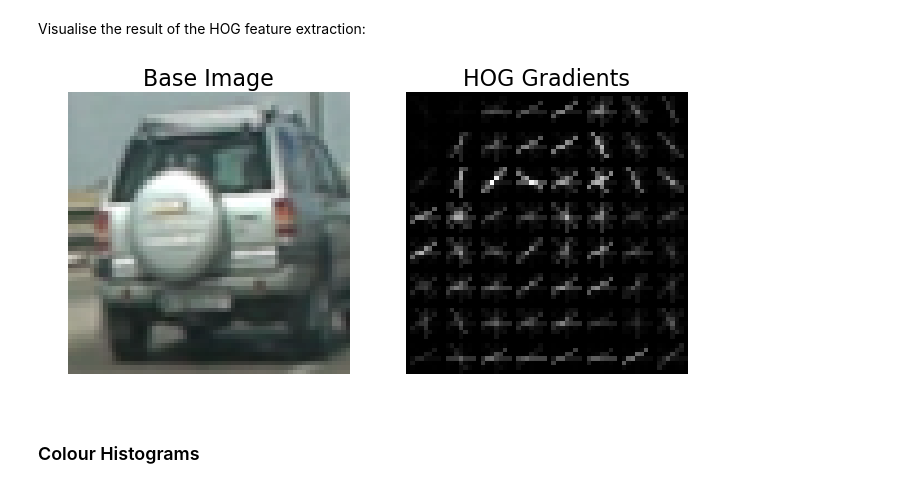
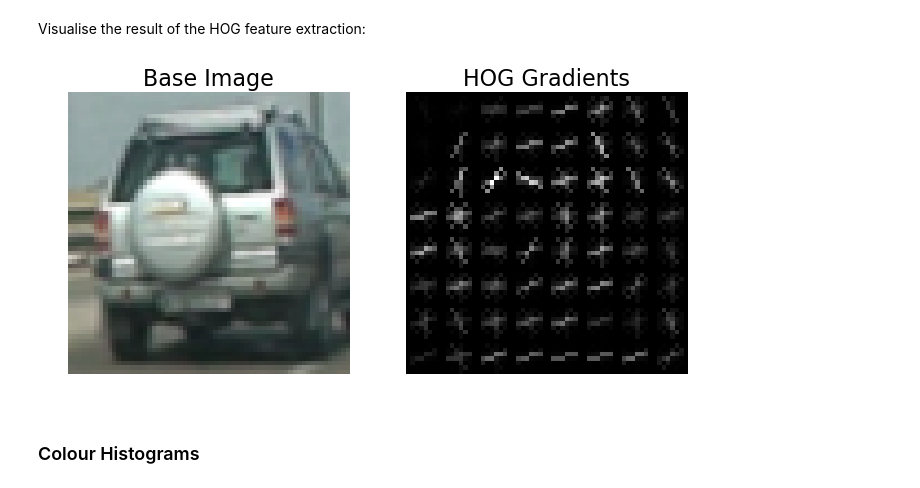
Before and after one commit to MarkDekker/CarND-Vehicle-Detection, a Jupyter notebook: README.ipynb, the cells around one changed output. Saved outputs shown, nothing was run; the diff lists cells and outputs as text; code cells hidden in the pictures.

```diff
--- a/README.ipynb
+++ b/README.ipynb
@@ -29,13 +29,13 @@ The HOG is extracted from the lightness channel within the ImageFrame object whi
 To improve the performance of the sliding window search, the HOG features are extracted once and then used for all queries. The size of the cell is already defined above.
 # %%
 cell_size = 8 #px
-hog_params = {'orientations': 8,
+hog_params = {'orientations': 9,
               'pix_per_cell': cell_size,
               'cell_per_block': 2,
               'visualise': True}
-area_of_interest_training_image = ((0, 0), (1, 1))
+area_of_interest_training_image = ((0, 0), (64, 64))
 
-frame = ImageFrame(area_of_interest_training_image, hog_params)
+frame = ImageFrame(hog_params)
 # %% [markdown]
 When the image frame object is fed with an image, it automatically converts the image to the HLS colour space (from RGB) and computes the HOG features:
 # %%
@@ -44,12 +44,12 @@ frame(preview)
 # %% [markdown]
 Visualise the result of the HOG feature extraction:
 # %%
-base_image = frame.get_area_of_interest()
+base_image = frame.get_image()
 base_image = cv2.cvtColor(base_image, cv2.COLOR_HLS2RGB)
 
 compare_images(base_image, frame.get_hog_visualisation(), ('Base Image', 'HOG Gradients'))
 # %% [output]
-[figure, old version]
+[figure, new version]
 # %% [markdown]
 ### Colour Histograms
 # %% [markdown]
```
Also changed, not shown: parts of 24 cells of this notebook, 1 other file.
